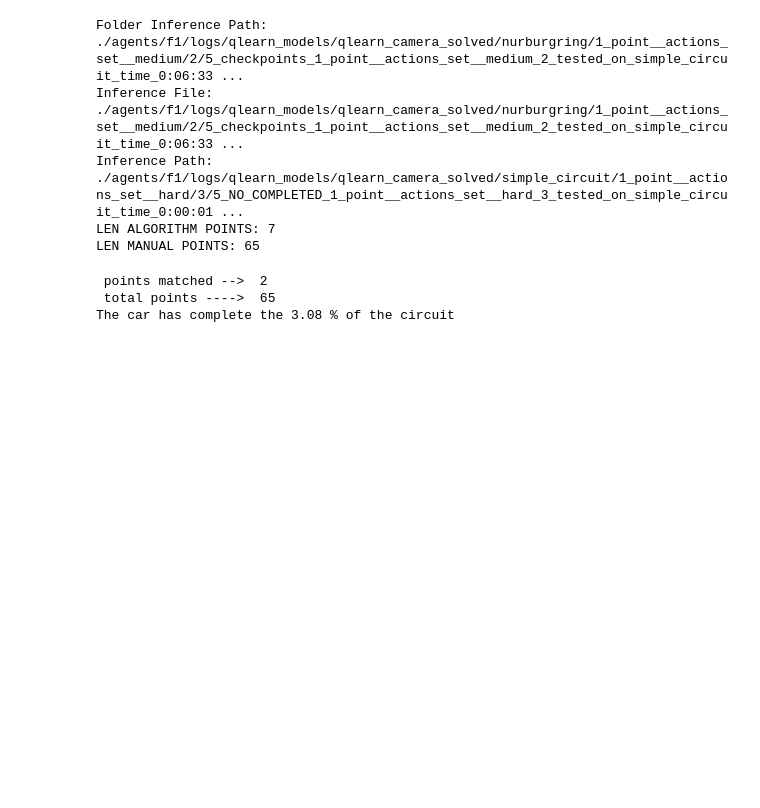
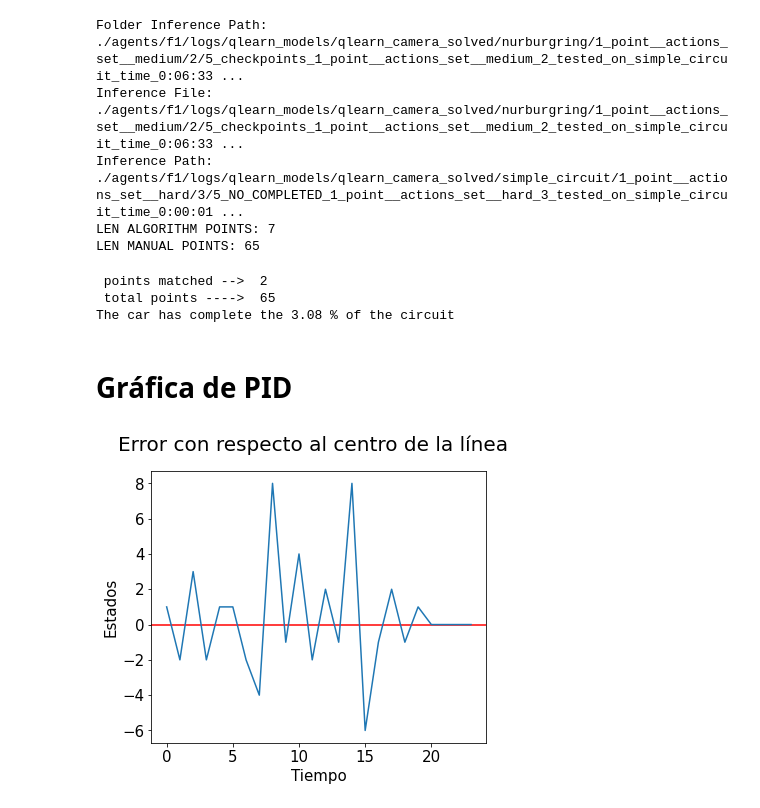
Before and after one commit to RoboticsLabURJC/2019-tfm-ignacio-arranz, a Jupyter notebook: gym-gazebo/metrics.ipynb, the cells around one changed output. Drawn from its saved outputs; the diff is of its cells as text; code cells hidden in the pictures; blank space fills up the shorter version.

```diff
--- a/gym-gazebo/metrics.ipynb
+++ b/gym-gazebo/metrics.ipynb
@@ -236,3 +273,21 @@ else:
  points matched -->  2
  total points ---->  65
 The car has complete the 3.08 % of the circuit
+# %% [markdown]
+# Gráfica de PID
+# %%
+import numpy as np
+
+values = np.array([1, -2, 3, -2, 1, 1, -2, -4, 8, -1, 4, -2, 2, -1, 8, -6, -1, 2, -1, 1, 0, 0, 0, 0])
+
+fig, axs = plt.subplots(1, 1, figsize=(6, 5))
+fig.suptitle(f"Error con respecto al centro de la línea", fontsize=20)
+
+axs.set(xlabel='Tiempo', ylabel='Estados')
+axs.axhline(y=0, c='r')
+
+plt.plot(values)
+
+plt.savefig("/home/nachoaz/Pictures/p_control.png")
+# %% [output]
+[figure, added]
```
Also changed, not shown: parts of 3 cells of this notebook.
